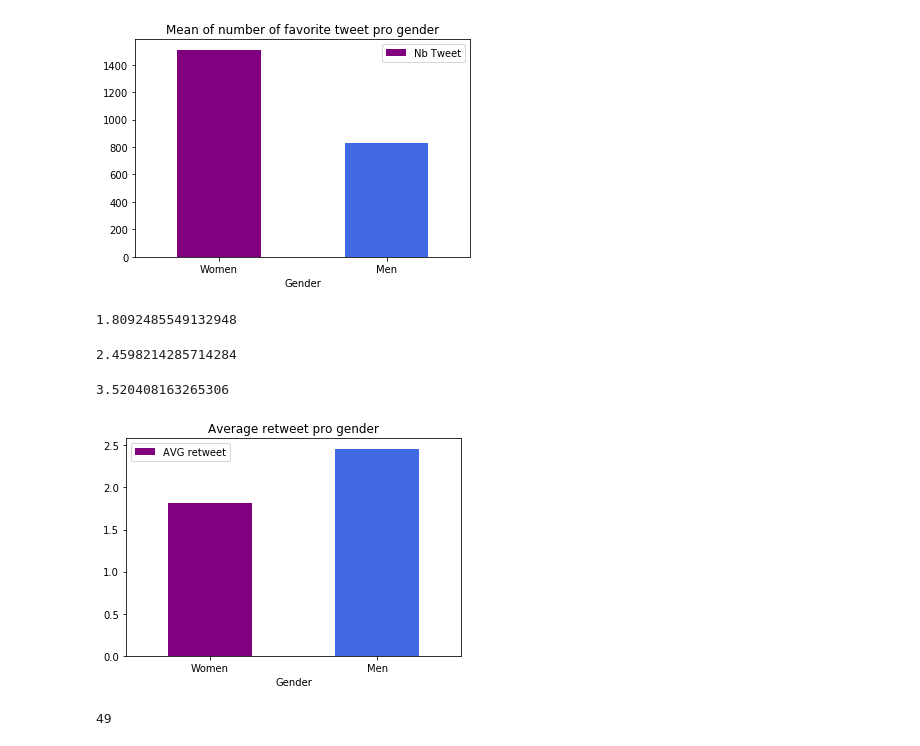
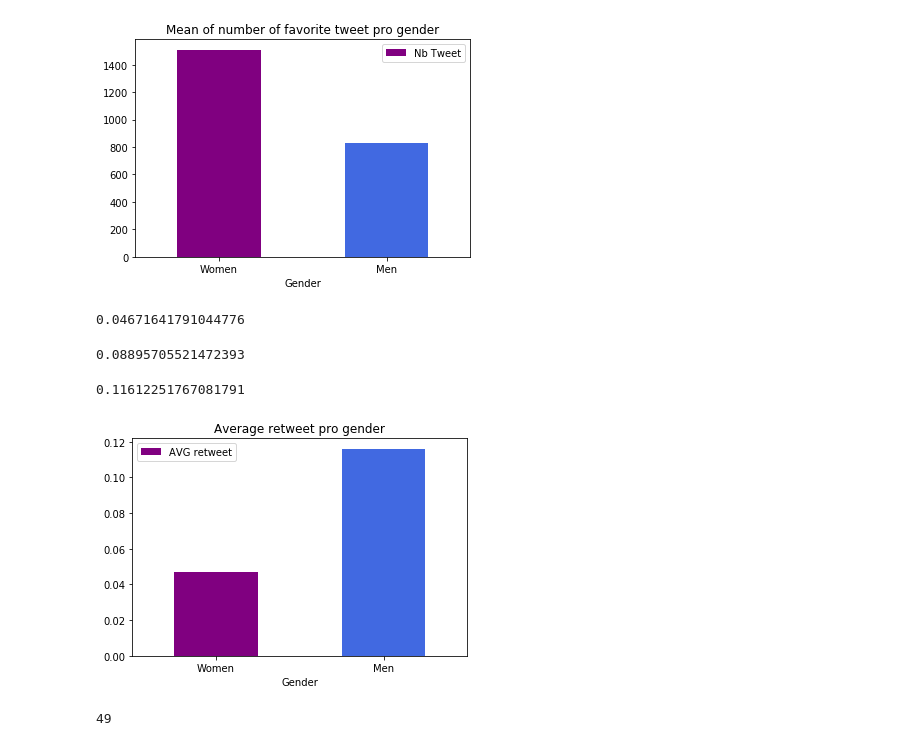
Before and after one commit to XaviJunior/omega, a Jupyter notebook: Code/Projet_Omega_GenderTweet.ipynb, the cells around one changed output. Cells and saved outputs as stored; diff of their text form; code cells hidden in the pictures.

Commit message:
Update with new Analysis
Update with new analysis on tweet and retweet.

```diff
--- a/Code/Projet_Omega_GenderTweet.ipynb
+++ b/Code/Projet_Omega_GenderTweet.ipynb
@@ -39,35 +40,32 @@ RetGender=data[["gender","retweet_count"]]
 #New Table with Female Only
 Female = RetGender[RetGender['gender'] == 'female']
 #Calculate the average retweet that women obtain
-F=Female.query('retweet_count > 0')
-MeanRetF=F['retweet_count'].mean()
-MeanRetF
+AvgRetF=Female['retweet_count'].mean()
+AvgRetF
 # %% [output]
-1.8092485549132948
+0.04671641791044776
 # %%
 #New Table with Male Only
 Male = RetGender[RetGender['gender'] == 'male']
 #Calculate the average retweet that men obtain
-M=Male.query('retweet_count > 0')
-MeanRetM=M['retweet_count'].mean()
-MeanRetM
+AvgRetM=Male['retweet_count'].mean()
+AvgRetM
 # %% [output]
-2.4598214285714284
+0.08895705521472393
 # %%
 #New Table with brand Only
-Male = RetGender[RetGender['gender'] == 'brand']
+brand = RetGender[RetGender['gender'] == 'brand']
 #Calculate the average retweet that brand obtain
-M=Male.query('retweet_count > 0')
-MeanRetM=M['retweet_count'].mean()
-MeanRetM
+AvgRetM=brand['retweet_count'].mean()
+AvgRetM
 # %% [output]
-3.520408163265306
+0.11612251767081791
 # %%
 #Graph which illustre what is the avarage retweet number for women & men
-MG = pd.DataFrame({'Gender':['Women', 'Men'], 'AVG retweet':[MeanRetF, MeanRetM]})
+MG = pd.DataFrame({'Gender':['Women', 'Men'], 'AVG retweet':[AvgRetF, AvgRetM]})
 ax = MG.plot.bar(x='Gender', y='AVG retweet', rot=0, title='Average retweet pro gender',color=['purple', 'royalblue'])
 # %% [output]
-[figure, old version]
+[figure, new version]
 # %%
 #New Table with Female Only
 Female = RetGender[RetGender['gender'] == 'female']
```
Also changed, not shown: parts of 16 cells of this notebook.
